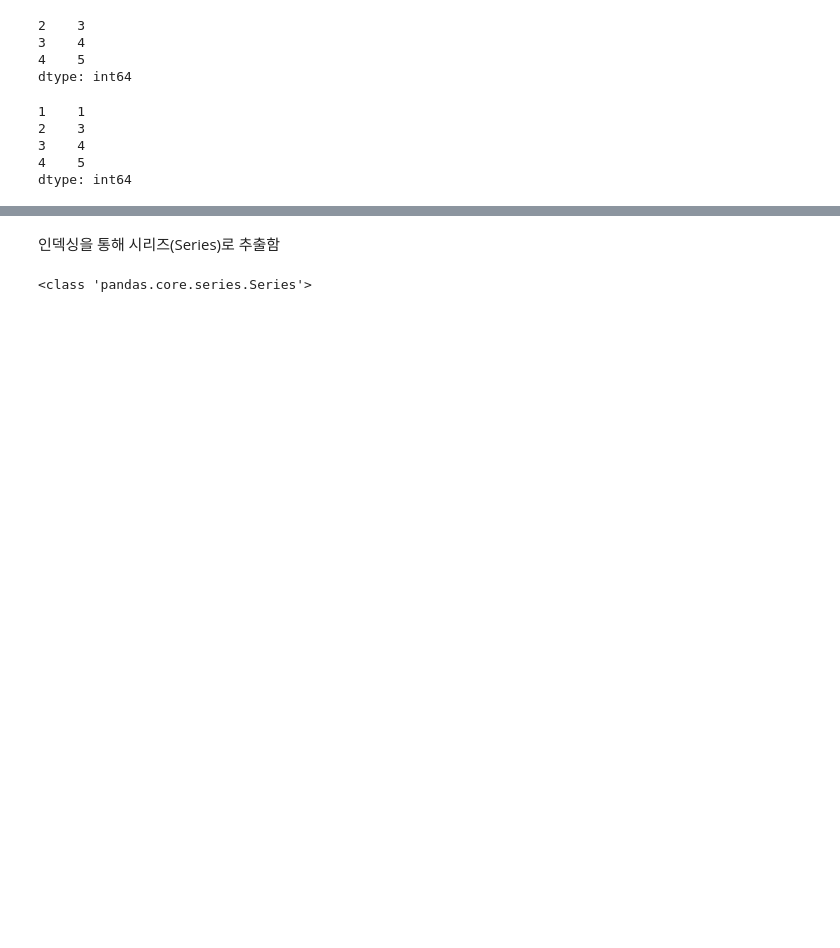
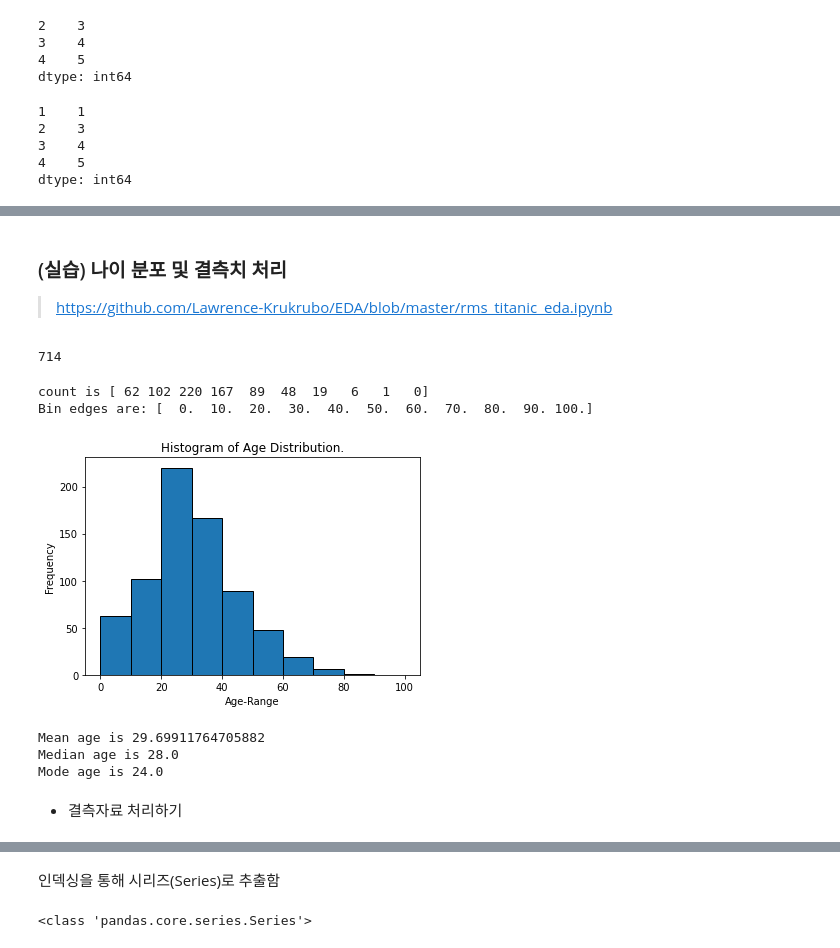
Before and after one commit to iceman67/-Python, a Jupyter notebook: LINC_Pandas_Example_2021.ipynb, the cells around one changed output, grey strips where cells are left out. Cells and saved outputs as stored; diff of their text form; code cells hidden in the pictures; blank space fills up the shorter version.

```diff
--- a/LINC_Pandas_Example_2021.ipynb
+++ b/LINC_Pandas_Example_2021.ipynb
@@ -152,0 +1748,2 @@ titanic_df = pd.read_csv('train.csv')
+# %%
+titanic_df['Embarked'] = titanic_df['Embarked'].fillna('S')
@@ -152,0 +1765,40 @@ titanic_df = pd.read_csv('train.csv')
+# %% [markdown]
+### (실습) 나이 분포 및 결측치 처리
+> https://github.com/Lawrence-Krukrubo/EDA/blob/master/rms_titanic_eda.ipynb
+# %%
+x = titanic_df.Age.copy(deep=True)
+# %%
+x.dropna(axis=0, inplace=True)
+
+len(x)
+# %% [output]
+714
+# %%
+count, bin_edges = np.histogram(x, bins=10, range=(0,100))
+print('count is',count,'\nBin edges are:',bin_edges)
+# %% [output]
+count is [ 62 102 220 167  89  48  19   6   1   0]
+Bin edges are: [  0.  10.  20.  30.  40.  50.  60.  70.  80.  90. 100.]
+# %%
+plt.hist(x, bins=bin_edges, edgecolor='black')
+plt.title('Histogram of Age Distribution.')
+plt.xlabel('Age-Range')
+plt.ylabel('Frequency')
+plt
+plt.show()
+# %% [output]
+[figure, added]
+# %%
+mode_age = (x.mode())[0]
+mean_age = x.mean()
+median_age = x.median()
+
+print('Mean age is',mean_age)
+print('Median age is',median_age)
+print('Mode age is',mode_age)
+# %% [output]
+Mean age is 29.69911764705882
+Median age is 28.0
+Mode age is 24.0
+# %% [markdown]
+* 결측자료 처리하기
```
Also changed, not shown: parts of 405 cells of this notebook.
